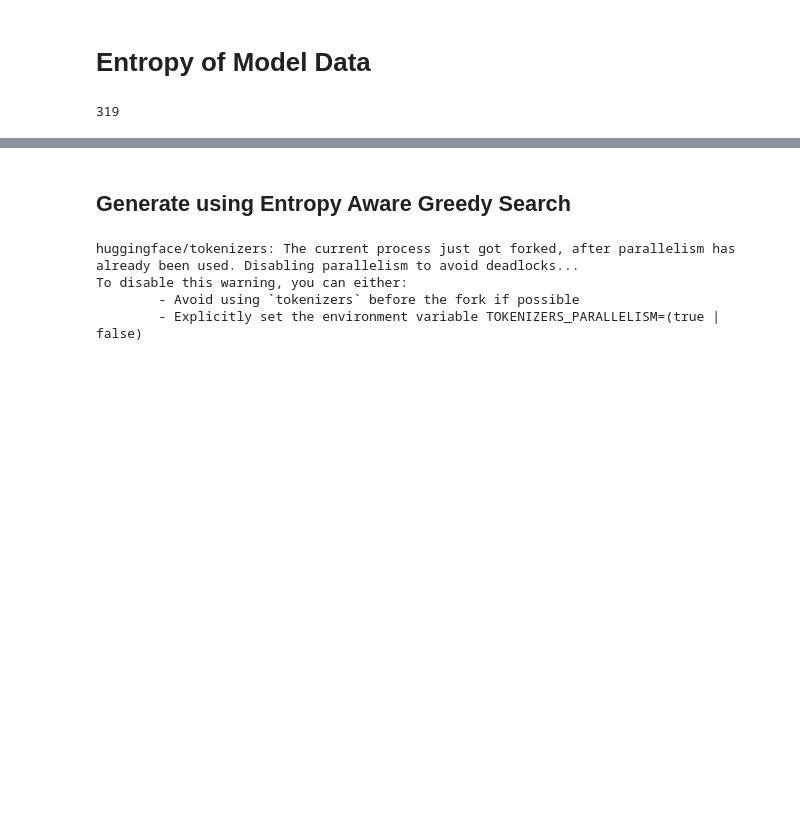
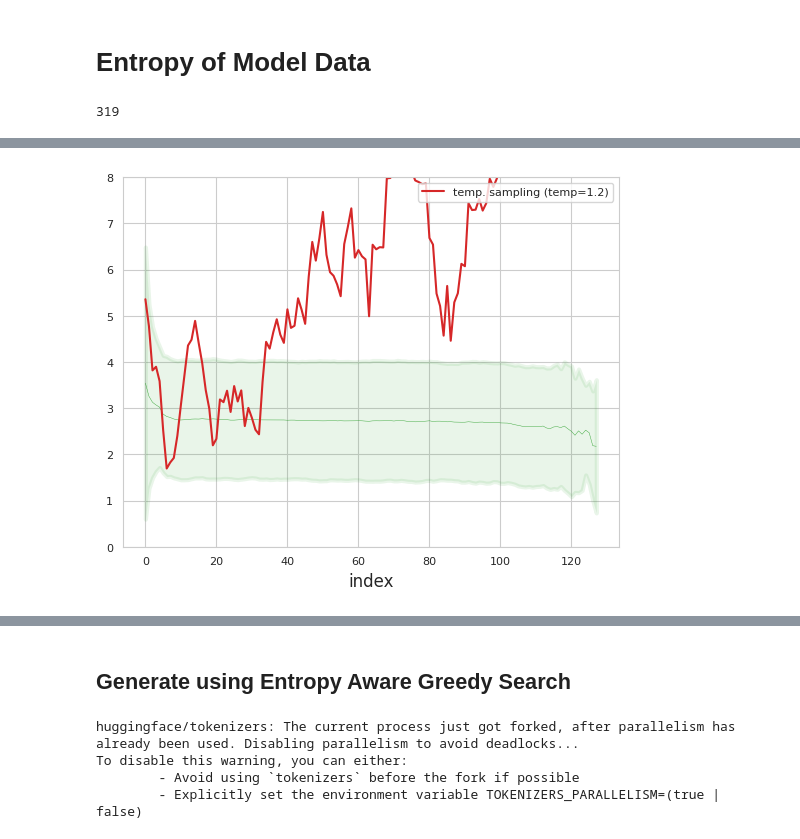
Before and after one commit to kushalarora/stable_entropy_hypothesis, a Jupyter notebook: text_completion/wiki/gpt2_wiki_prompt.ipynb, the cells around one changed output, grey strips where cells are left out. Cells and saved outputs as stored; diff of their text form; code cells hidden in the pictures; blank space fills up the shorter version.

```diff
--- a/text_completion/wiki/gpt2_wiki_prompt.ipynb
+++ b/text_completion/wiki/gpt2_wiki_prompt.ipynb
@@ -332,6 +361,9 @@ human_datapoint = human_dataframe.iloc[human_datapoint_idx]
 greedy_sample = model_greedy_dataframe[model_greedy_dataframe.context == human_datapoint.context].iloc[0]
 beam_sample = model_beam_dataframe[model_beam_dataframe.context == human_datapoint.context].iloc[0]
 temp_sample = model_temp_dataframe[model_temp_dataframe.context == human_datapoint.context].iloc[0]
+temp_1_sample = model_temp_1_dataframe[model_temp_1_dataframe.context == human_datapoint.context].iloc[0]
+temp_1_5_sample = model_temp_1_5_dataframe[model_temp_1_5_dataframe.context == human_datapoint.context].iloc[0]
+
 nucleus_sample = model_nucleus_dataframe[model_nucleus_dataframe.context == human_datapoint.context].iloc[0]
 topk_sample = model_topk_dataframe[model_topk_dataframe.context == human_datapoint.context].iloc[0]
 typical_sample = model_typical_dataframe[model_typical_dataframe.context == human_datapoint.context].iloc[0]
@@ -354,8 +386,15 @@ print()
 print("Beam Model Text: ")
 print_sample(human_datapoint.context, beam_sample.model_text)
 print()
-print("Temperature sampled Model Text:")
+print("Temperature 0.8 sampled Model Text:")
 print_sample(human_datapoint.context, temp_sample.model_text)
+print()
+
+print("Temperature 1.0 sampled Model Text:")
+print_sample(human_datapoint.context, temp_1_sample.model_text)
+print()
+print("Temperature 1.5 sampled Model Text:")
+print_sample(human_datapoint.context, temp_1_5_sample.model_text)
 print()
 print("Nucleus sampled Model Text:")
 print_sample(human_datapoint.context, nucleus_sample.model_text)
@@ -407,0 +539,7 @@ EAD Model Text:
+# %%
+ax = plot_avg_entropies_mean_std(human_ma_entropies,  color='tab:green', std_dev=STD_DEV, linewidth=0.3)
+temp_1_5_labeled_datapoint.plot(x="index", y='entropy_ma', ylim=(0,8), ax=ax, label='temp. sampling (temp=1.2)', color='tab:red')
+ax.legend(fontsize=8, loc="upper right")
+ax.tick_params(labelsize=8)
+# %% [output]
+[figure, added]
```
Also changed, not shown: parts of 35 cells of this notebook, 26 other files.
